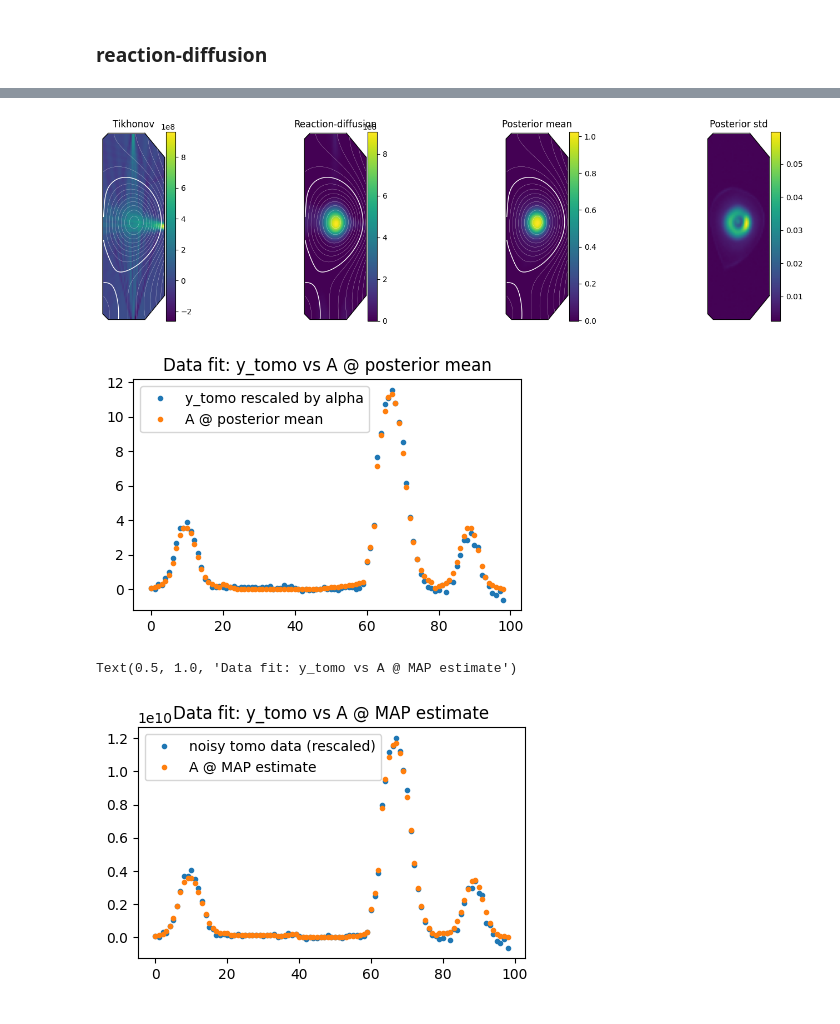
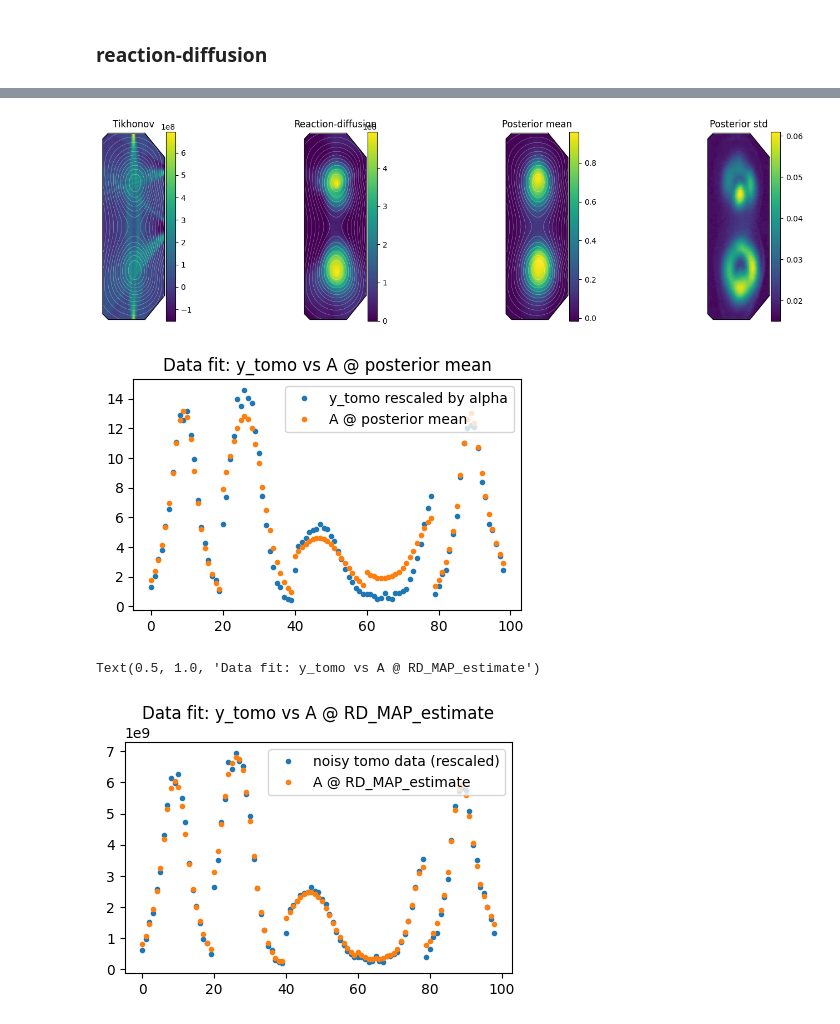
Before and after one commit to HaouchatY/diffusion_tomography, a Jupyter notebook: tomography_real_data.ipynb, the cells around one changed output, grey strips where cells are left out. Cells and saved outputs as stored; diff of their text form; code cells hidden in the pictures.

```diff
--- a/tomography_real_data.ipynb
+++ b/tomography_real_data.ipynb
@@ -93,7 +93,7 @@ def preprocess_magnetic_data(data_exp, Nz, Nr, doublet=False):
 import scipy.io as scio
 from reaction_diffusion.routines.tomo_fusion.tools import plotting_fcts as tomo_plots
 
-doublet = False
+doublet = True
 
 exp_data = scio.loadmat('experimental_data/shot_data_85270.mat')['data'][0, 0] # singlet
 psi=preprocess_magnetic_data(exp_data, Nz=120, Nr=40, doublet=False)
@@ -139,15 +139,15 @@ y_tomo_train = train_samples_normalization.reshape(-1, H * W) @ A_tomo.T
 # %% [markdown]
 ### diffusion
 # %%
-import numpy as np
-import pywt
+# import numpy as np
+# import pywt
 
-def estimate_noise_std(y):
-    # Detail coefficients at finest scale
-    d = pywt.wavedec(y, 'db1', level=1)[1]
-    # MAD estimator (robust to signal content)
-    sigma = np.median(np.abs(d)) / 0.6745
-    return sigma
+# def estimate_noise_std(y):
+#     # Detail coefficients at finest scale
+#     d = pywt.wavedec(y, 'db1', level=1)[1]
+#     # MAD estimator (robust to signal content)
+#     sigma = np.median(np.abs(d)) / 0.6745
+#     return sigma
 # %%
 good_channels = exp_data['good_channels'].flatten() - 1
 #good_channels = np.setdiff1d(good_channels, np.array([20,21,22,23]))
@@ -247,7 +247,7 @@ import reaction_diffusion.routines.tomo_fusion.bayesian_computations as bcomp
 from pyxu_diffops.operator import AnisDiffusionOp
 
 sigma_err = 0.02
-anis_param = 1.e-1
+anis_param = 1e-1
 reg_param = 1e1
 with_positivity_constraint = True
 
@@ -323,21 +323,21 @@ show_samples(
     colorbar=True,
 )
 # %% [output]
-[figure, old version]
+[figure, new version]
 # %%
 plt.figure(figsize=(5, 3))
 plt.plot(y_tomo_rescaled.cpu().numpy(), '.', label="y_tomo rescaled by alpha")
 plt.plot(A_tomo.cpu().numpy() @ post_mean.view(-1).cpu().numpy(), '.', label="A @ posterior mean")
 plt.legend()
 plt.title("Data fit: y_tomo vs A @ posterior mean")
 plt.show()
 
 plt.figure(figsize=(5, 3))
 plt.plot(noisy_tomo_data.flatten(), '.', label="noisy tomo data (rescaled)")
-plt.plot(A_tomo.cpu().numpy() @ x_map.view(-1).cpu().numpy(), '.', label="A @ MAP estimate")
+plt.plot(A_tomo.cpu().numpy() @ x_map.view(-1).cpu().numpy(), '.', label="A @ RD_MAP_estimate")
 plt.legend()
-plt.title("Data fit: y_tomo vs A @ MAP estimate")
+plt.title("Data fit: y_tomo vs A @ RD_MAP_estimate")
 # %% [output]
-[figure, old version]
+[figure, new version]
-Text(0.5, 1.0, 'Data fit: y_tomo vs A @ MAP estimate')
+Text(0.5, 1.0, 'Data fit: y_tomo vs A @ RD_MAP_estimate')
-[figure, old version]
+[figure, new version]
```
Also changed, not shown: parts of 4 cells of this notebook, 16 other files.
